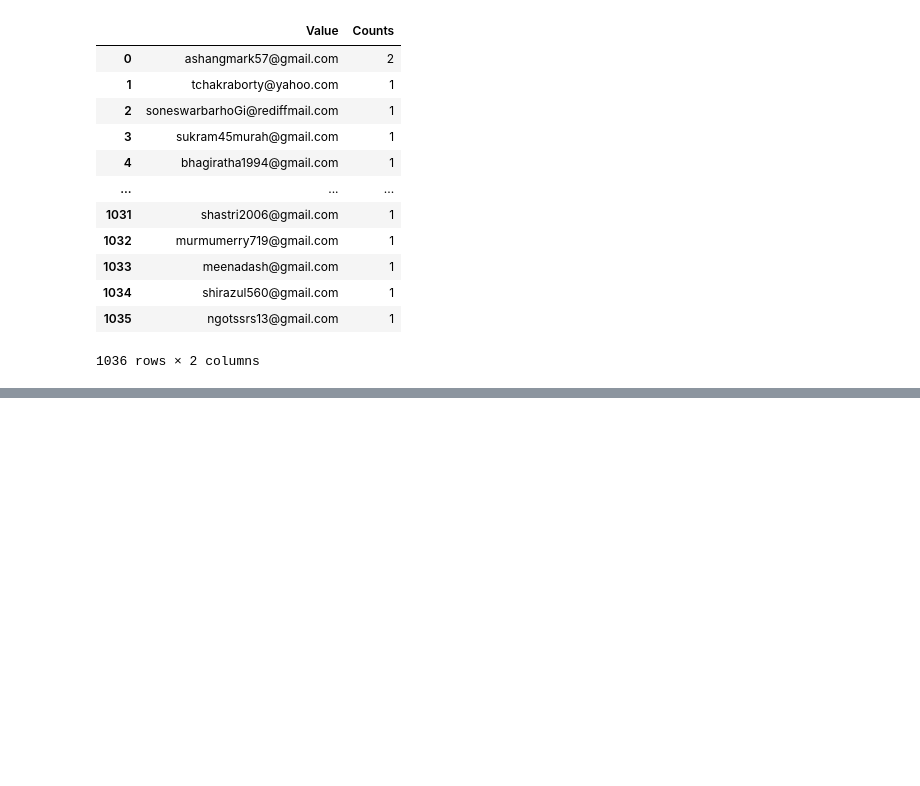
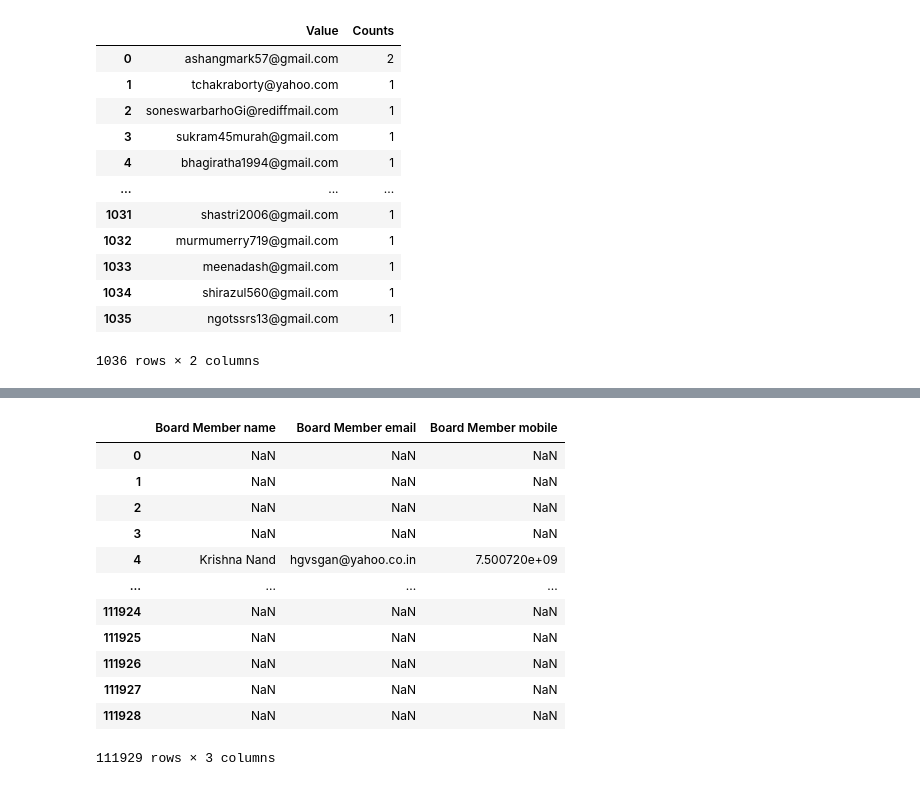
Before and after one commit to shayan-khoygani/Codebook, a Jupyter notebook: 42621 Final_Data_ngodarpan.gov.in/42621 Final_Data_ngodarpan.gov.in.ipynb, the cells around one changed output, grey strips where cells are left out. Drawn from its saved outputs; the diff is of its cells as text; code cells hidden in the pictures; blank space fills up the shorter version.

Commit message:
board member done

```diff
--- a/42621 Final_Data_ngodarpan.gov.in/42621 Final_Data_ngodarpan.gov.in.ipynb
+++ b/42621 Final_Data_ngodarpan.gov.in/42621 Final_Data_ngodarpan.gov.in.ipynb
@@ -2065,0 +2081,21 @@ df[email].value_counts().rename_axis('Value').reset_index(name='Counts')
+# %%
+prefix = "Board Member "
+name = prefix + "name"
+email = prefix + "email"
+mobile = prefix + "mobile"
+df = dataset.loc[:,[name, email, mobile]]
+df
+# %% [output]
+|  | Board Member name | Board Member email | Board Member mobile |
+| 0 | NaN | NaN | NaN |
+| 1 | NaN | NaN | NaN |
+| 2 | NaN | NaN | NaN |
+| 3 | NaN | NaN | NaN |
+| 4 | Krishna Nand | hgvsgan@yahoo.co.in | 7.500720e+09 |
+| ... | ... | ... | ... |
+| 111924 | NaN | NaN | NaN |
+| 111925 | NaN | NaN | NaN |
+| 111926 | NaN | NaN | NaN |
+| 111927 | NaN | NaN | NaN |
+| 111928 | NaN | NaN | NaN |
+111929 rows × 3 columns
```
Also changed, not shown: parts of 7 cells of this notebook.
